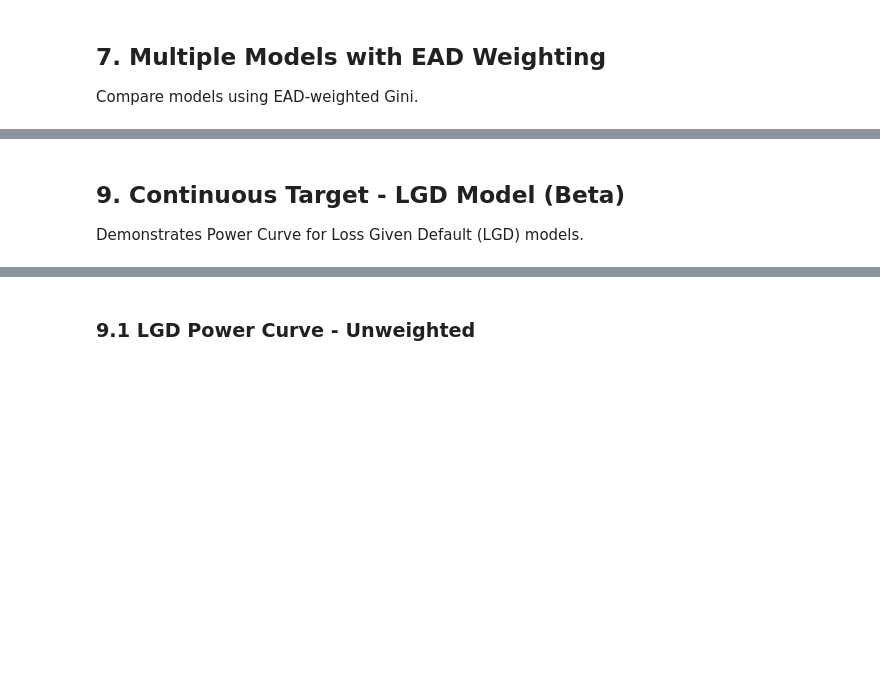
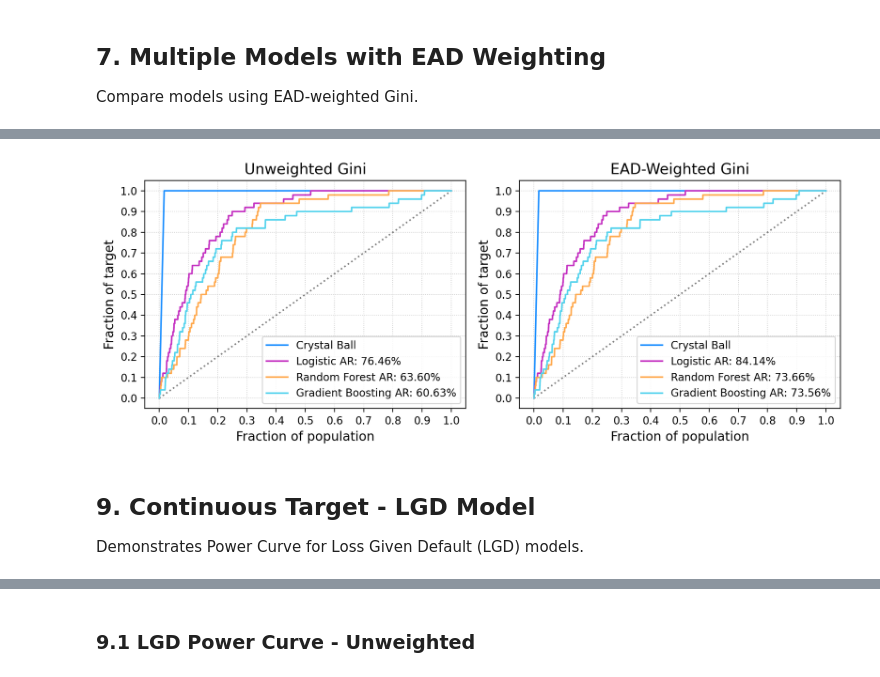
Before and after one commit to xRiskLab/fastwoe, a Jupyter notebook: examples/fastwoe_cap_curve.ipynb, the cells around one changed output, grey strips where cells are left out. Cells and saved outputs as stored; diff of their text form; code cells hidden in the pictures; blank space fills up the shorter version.

```diff
--- a/examples/fastwoe_cap_curve.ipynb
+++ b/examples/fastwoe_cap_curve.ipynb
@@ -164,42 +175,37 @@ fig, (ax1, ax2) = plt.subplots(1, 2, figsize=(10, 4))
 _, _, ginis_unw = plot_performance(
     y_test,
     [
         predictions["Logistic"],
         predictions["Random Forest"],
         predictions["Gradient Boosting"],
     ],
     ax=ax1,
     labels=["Logistic", "Random Forest", "Gradient Boosting"],
     colors=custom_colors,
 )
 ax1.set_title("Unweighted Gini", fontsize=14)
 
 # Right: EAD-Weighted
 _, _, ginis_w = plot_performance(
     y_test,
     [
         predictions["Logistic"],
         predictions["Random Forest"],
         predictions["Gradient Boosting"],
     ],
     weights=ead_test,
     ax=ax2,
     labels=["Logistic", "Random Forest", "Gradient Boosting"],
     colors=custom_colors,
 )
 ax2.set_title("EAD-Weighted Gini", fontsize=14)
 
 plt.tight_layout()
 plt.show()
-
-print("\nSide-by-Side Comparison:")
-print(f"{'Model':<20s} {'Unweighted':>12s} {'EAD-Weighted':>12s} {'Difference':>12s}")
-print("-" * 60)
-for name, g_unw, g_w in zip(["Logistic", "Random Forest", "Gradient Boosting"], ginis_unw, ginis_w):
-    diff = g_w - g_unw
-    print(f"{name:<20s} {g_unw:>12.4f} {g_w:>12.4f} {diff:>+12.4f}")
+# %% [output]
+[figure, added]
 # %% [markdown]
-## 9. Continuous Target - LGD Model (Beta)
+## 9. Continuous Target - LGD Model
 
 Demonstrates Power Curve for Loss Given Default (LGD) models.
 # %%
```
Also changed, not shown: parts of 17 cells of this notebook, 3 other files.
